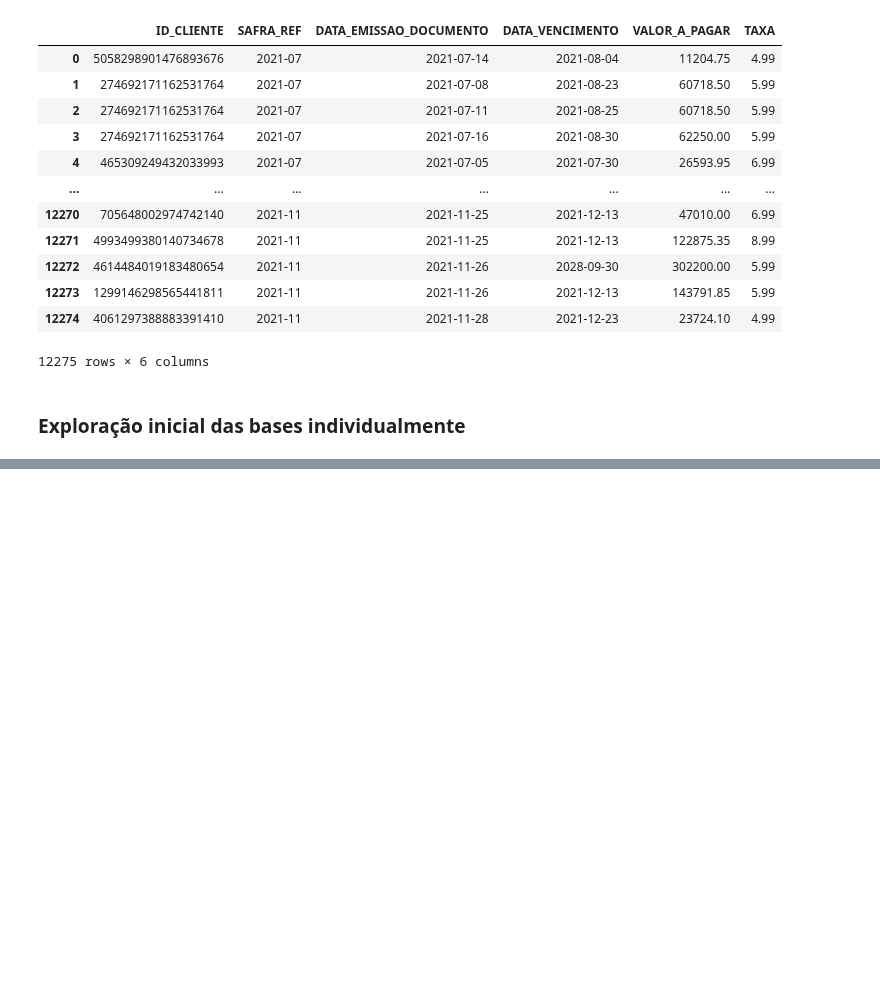
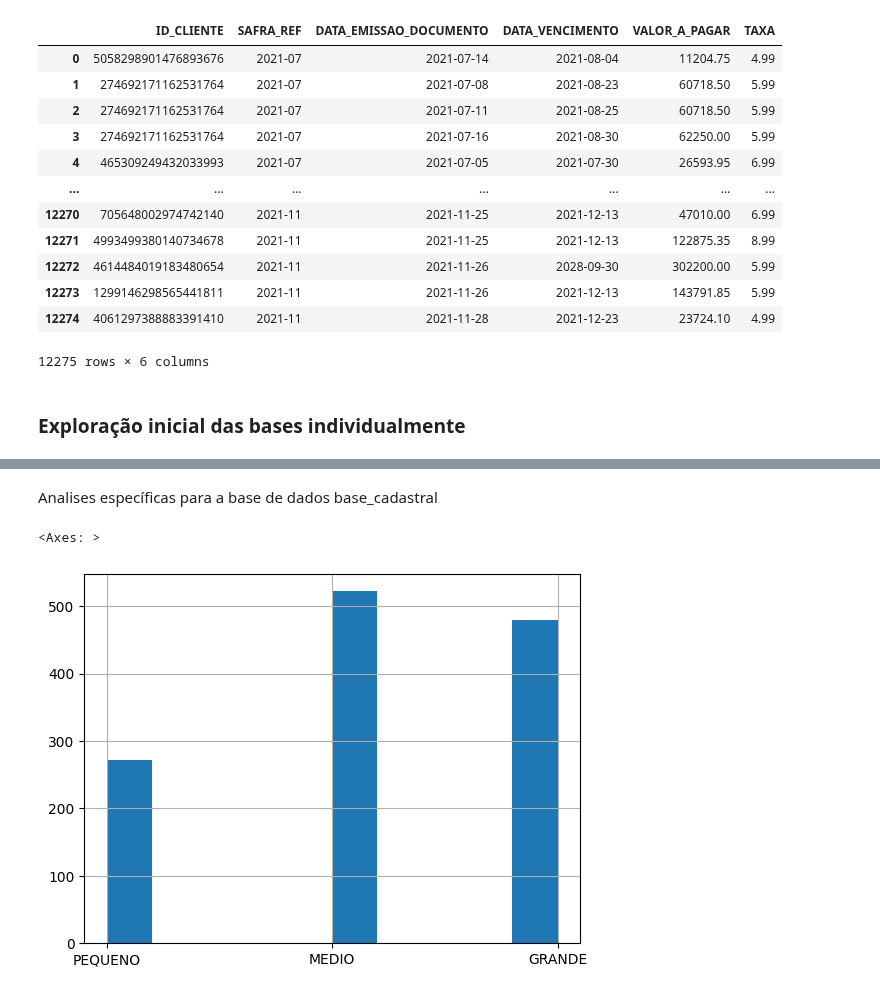
Before and after one commit to mmdes/default-risk-analysis, a Jupyter notebook: notebooks/exploratory_analysis.ipynb, the cells around one changed output, grey strips where cells are left out. Drawn from its saved outputs; the diff is of its cells as text; code cells hidden in the pictures; blank space fills up the shorter version.

```diff
--- a/notebooks/exploratory_analysis.ipynb
+++ b/notebooks/exploratory_analysis.ipynb
@@ -161,0 +187,7 @@ Analisando: base_info
+# %% [markdown]
+Analises específicas para a base de dados base_cadastral
+# %%
+base_cadastral['PORTE'].hist()
+# %% [output]
+<Axes: >
+[figure, added]
```
Also changed, not shown: parts of 10 cells of this notebook.
